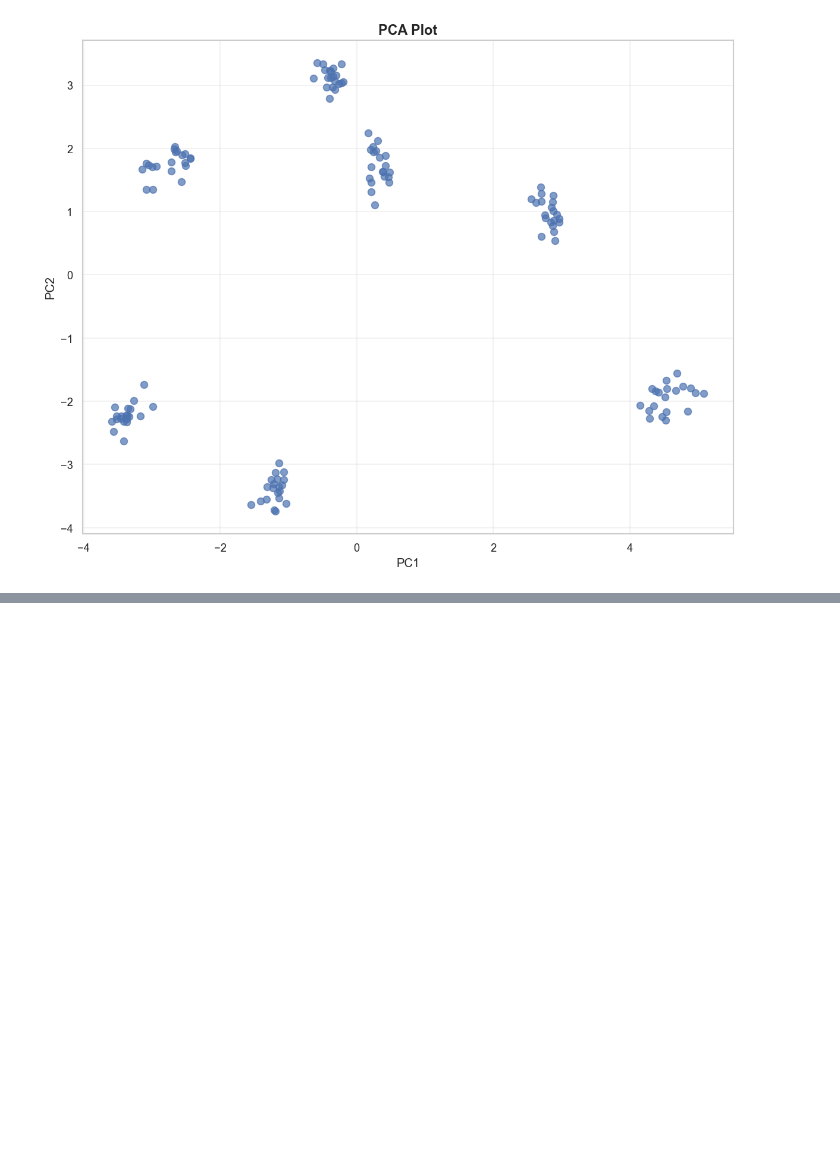
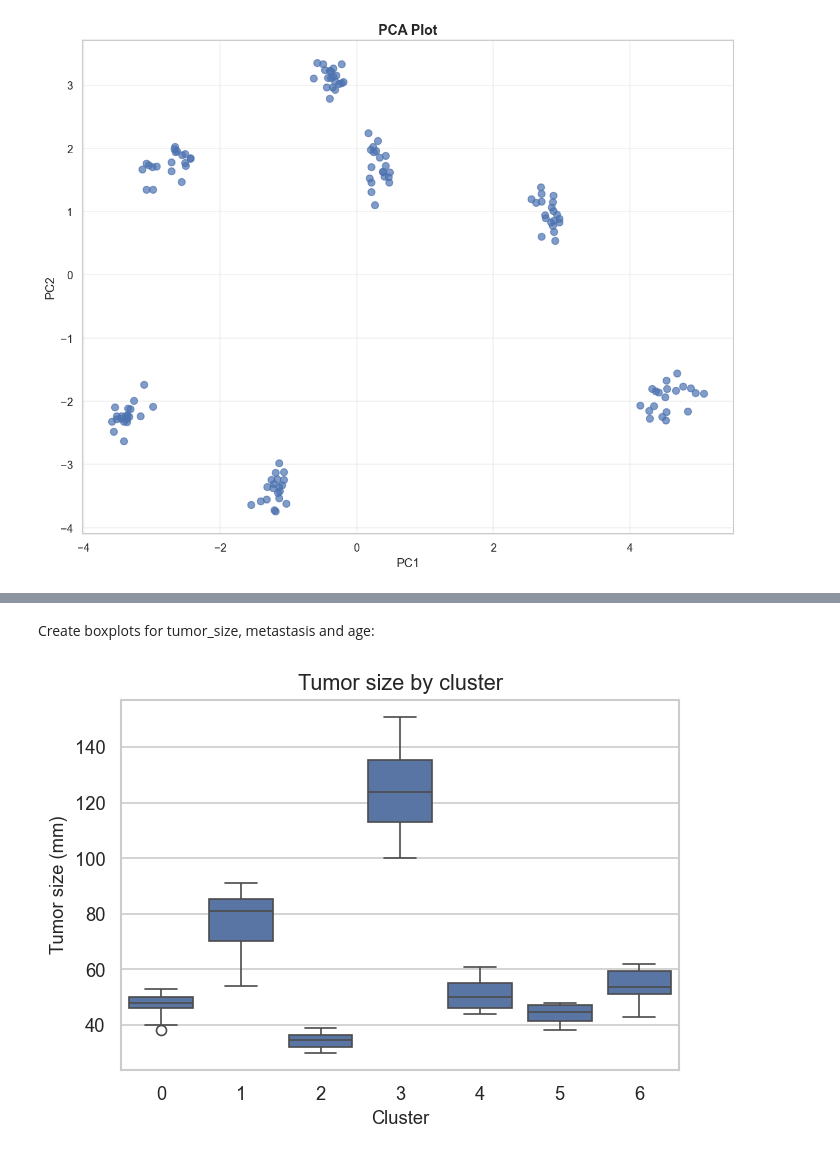
Before and after one commit to Schoggi-Mimi/omics_2025, a Jupyter notebook: Marc_playground.ipynb, the cells around one changed output, grey strips where cells are left out. Cells and saved outputs as stored; diff of their text form; code cells hidden in the pictures; blank space fills up the shorter version.

```diff
--- a/Marc_playground.ipynb
+++ b/Marc_playground.ipynb
@@ -254,0 +416,5 @@ plt.show()
+# %%
+metadata_df_with_clusters = metadata_df_used.copy()
+metadata_df_with_clusters["Cluster"] = final_labels
+cluster_summary_numeric = (metadata_df_with_clusters.groupby("Cluster")[["Age", "Tumor_Size_mm"]].agg(["mean"]))
+cluster_summary_numeric
@@ -254,0 +468,18 @@ plt.show()
+# %% [markdown]
+Create boxplots for tumor_size, metastasis and age:
+# %%
+import seaborn as sns
+import matplotlib.pyplot as plt
+
+plt.figure(figsize=(6, 4))
+sns.boxplot(
+    data=metadata_df_with_clusters,
+    x="Cluster",
+    y="Tumor_Size_mm"
+)
+plt.title("Tumor size by cluster")
+plt.xlabel("Cluster")
+plt.ylabel("Tumor size (mm)")
+plt.show()
+# %% [output]
+[figure, added]
```
Also changed, not shown: parts of 21 cells of this notebook.
